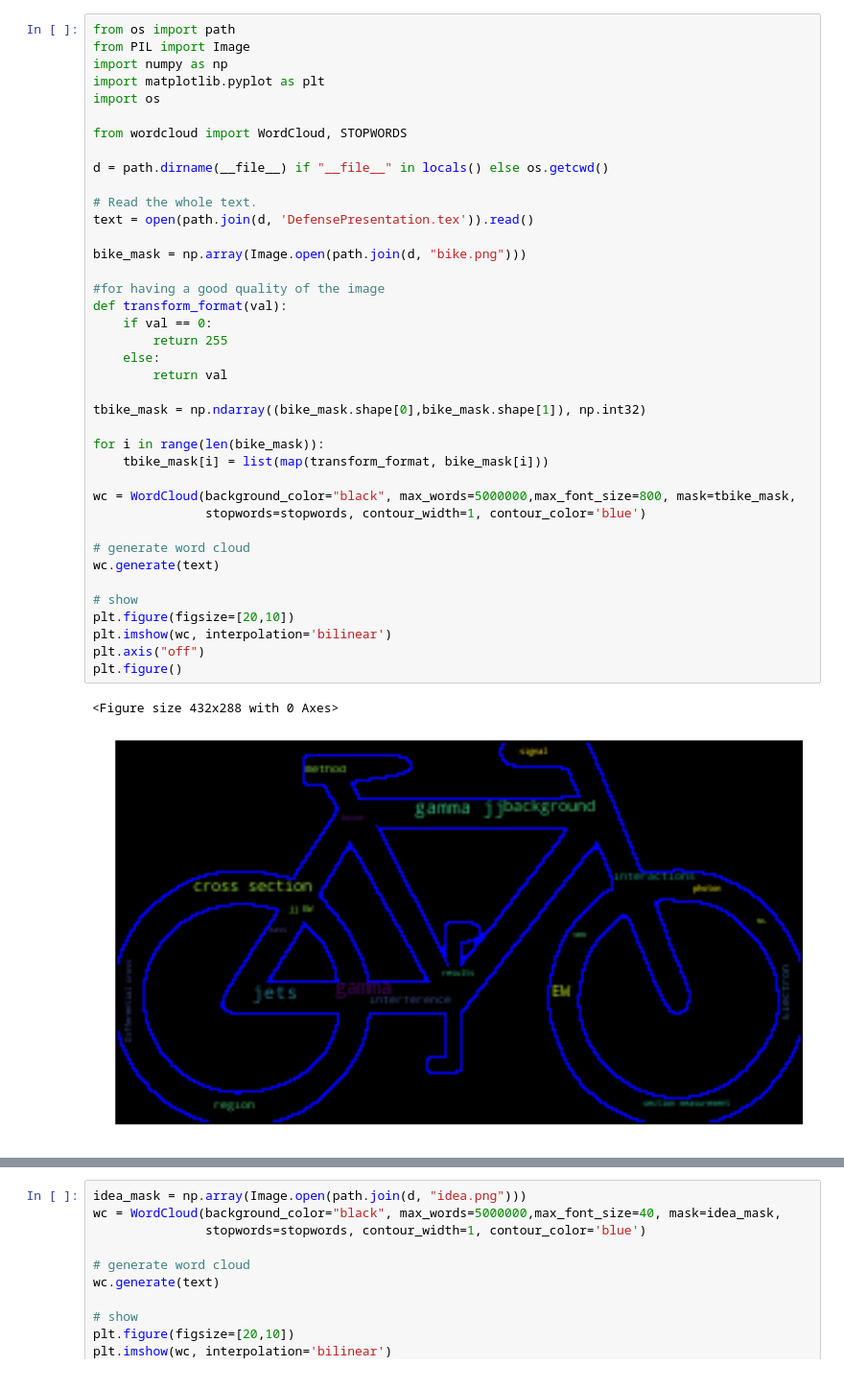
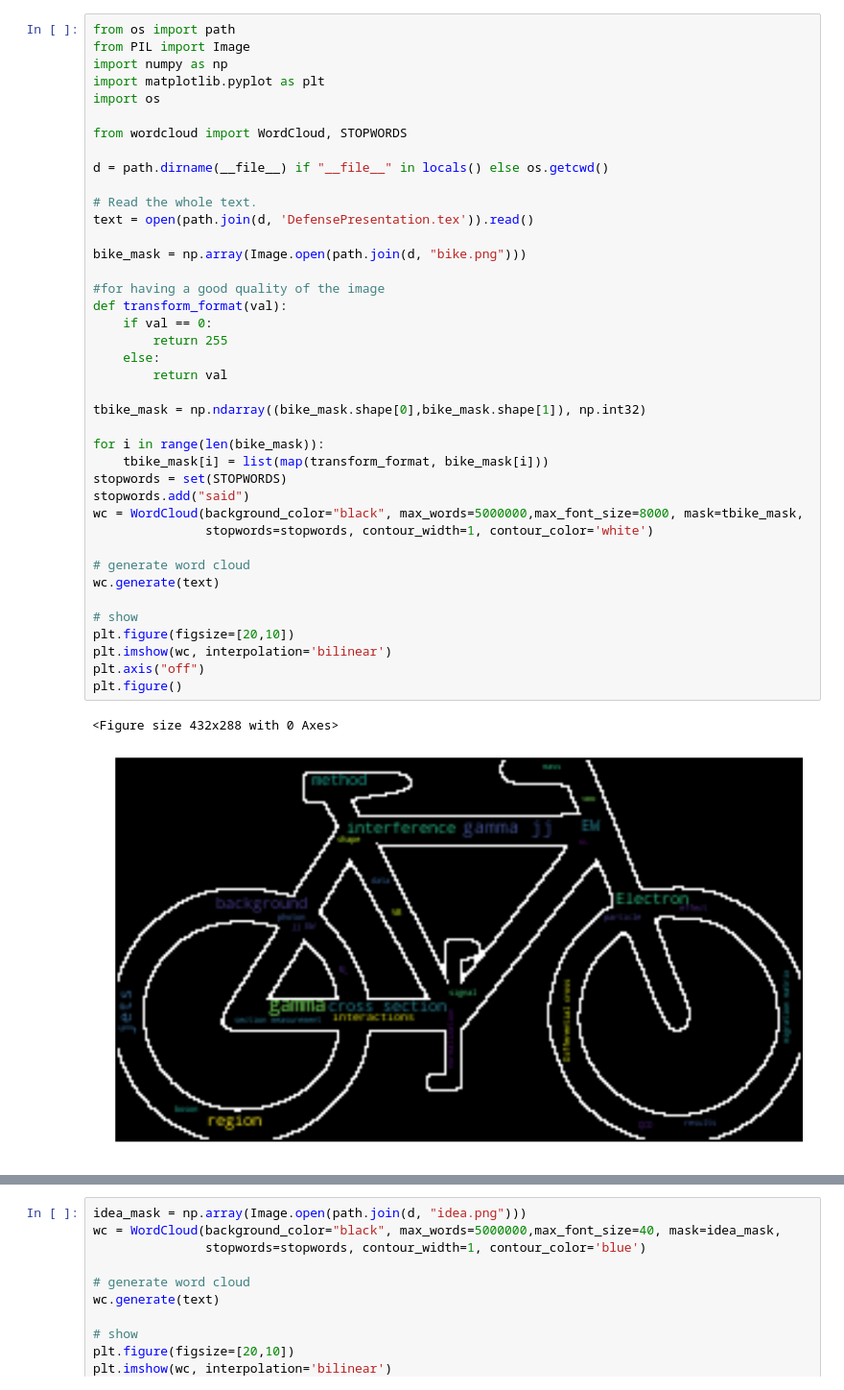
Before and after one commit to odartsi/WordCloud, a Jupyter notebook: WordCloud_ThesisPresentation.ipynb, the cells around one changed output, grey strips where cells are left out. Shown at 96% size. Drawn from its saved outputs; the diff is of its cells as text.

```diff
--- a/WordCloud_ThesisPresentation.ipynb
+++ b/WordCloud_ThesisPresentation.ipynb
@@ -40,37 +40,38 @@ from wordcloud import WordCloud, STOPWORDS
 
 d = path.dirname(__file__) if "__file__" in locals() else os.getcwd()
 
 # Read the whole text.
 text = open(path.join(d, 'DefensePresentation.tex')).read()
 
 bike_mask = np.array(Image.open(path.join(d, "bike.png")))
 
 #for having a good quality of the image
 def transform_format(val):
     if val == 0:
         return 255
     else:
         return val
 
 tbike_mask = np.ndarray((bike_mask.shape[0],bike_mask.shape[1]), np.int32)
 
 for i in range(len(bike_mask)):
     tbike_mask[i] = list(map(transform_format, bike_mask[i]))
-
-wc = WordCloud(background_color="black", max_words=5000000,max_font_size=800, mask=tbike_mask,
-               stopwords=stopwords, contour_width=1, contour_color='blue')
+stopwords = set(STOPWORDS)
+stopwords.add("said")
+wc = WordCloud(background_color="black", max_words=5000000,max_font_size=8000, mask=tbike_mask,
+               stopwords=stopwords, contour_width=1, contour_color='white')
 
 # generate word cloud
 wc.generate(text)
 
 # show
 plt.figure(figsize=[20,10])
 plt.imshow(wc, interpolation='bilinear')
 plt.axis("off")
 plt.figure()
 # %% [output]
 <Figure size 432x288 with 0 Axes>
-[figure, old version]
+[figure, new version]
 <Figure size 432x288 with 0 Axes>
 # %%
 idea_mask = np.array(Image.open(path.join(d, "idea.png")))
```
Also changed, not shown: parts of 1 cell of this notebook.
